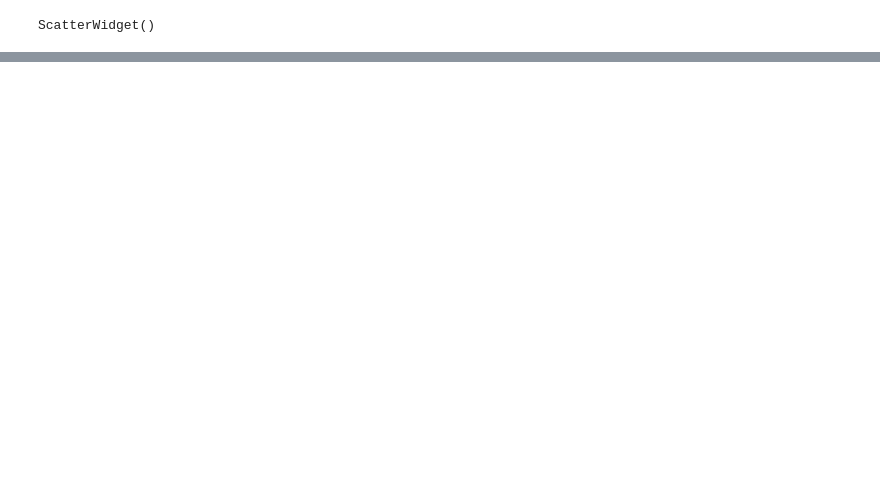
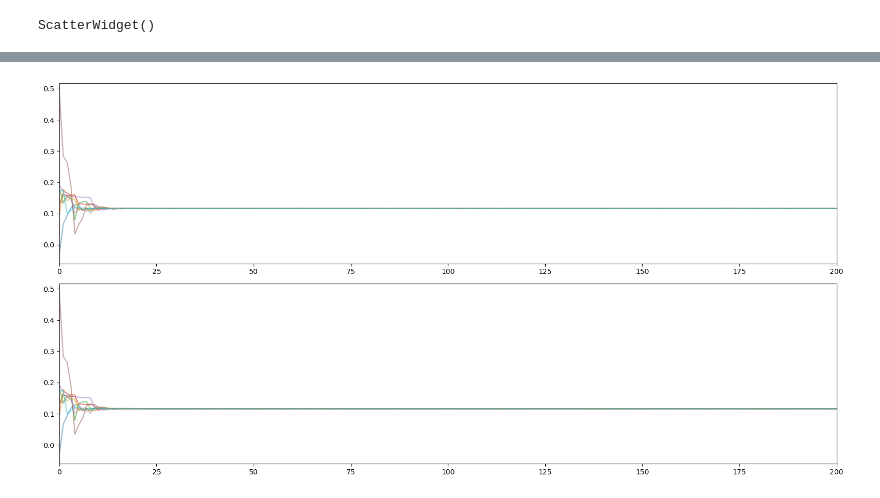
Before and after one commit to hol1m4n/PhysAstroNotes, a Jupyter notebook: Tools/MCMC AstroJournal 2025.ipynb, the cells around one changed output, grey strips where cells are left out. Cells and saved outputs as stored; diff of their text form; code cells hidden in the pictures; blank space fills up the shorter version.

```diff
--- a/Tools/MCMC AstroJournal 2025.ipynb
+++ b/Tools/MCMC AstroJournal 2025.ipynb
@@ -273,0 +46,28 @@ def model(theta,age=age):
+# %%
+def logprior(theta):
+    lp = 0.
+    alpha, beta= theta
+    if (-10 < alpha < 10) or (-10 < beta < 10):
+        return lp
+    return -np.inf
+
+def linear_model(x, alpha, beta):
+    return (alpha*x) + beta
+
+
+def loglike(theta, y, sigma, x):
+    alpha, beta = theta
+    model = linear_model(x, alpha, beta)
+    return -0.5*np.sum(((model - y)/sigma)**2 + np.log(2*np.pi*sigma**2))
+
+def logpost(theta, y, sigma, x):
+    return logprior(theta) + loglike(theta, y, sigma, x)
+# %%
+ndim = 2
+nwalkers = 10
+nsteps = 1000
+start = 0.1 * np.random.randn(nwalkers, ndim)
+
+sampler = zeus.EnsembleSampler(nwalkers, ndim, logpost, args=[np.array(W['y']), np.array(W['sigma']), np.array(W['x'])])
+sampler.run_mcmc(start, nsteps)
+sampler.summary
@@ -273,0 +87,10 @@ def model(theta,age=age):
+# %%
+plt.figure(figsize=(16,4.0*ndim))
+for n in range(ndim):
+    plt.subplot2grid((ndim, 1), (n, 0))
+    plt.plot(sampler.get_chain()[:,:,0], alpha=0.5)
+    plt.xlim(0,200)
+plt.tight_layout()
+plt.show()
+# %% [output]
+[figure, added]
```
Also changed, not shown: parts of 52 cells of this notebook, 1 other file.
